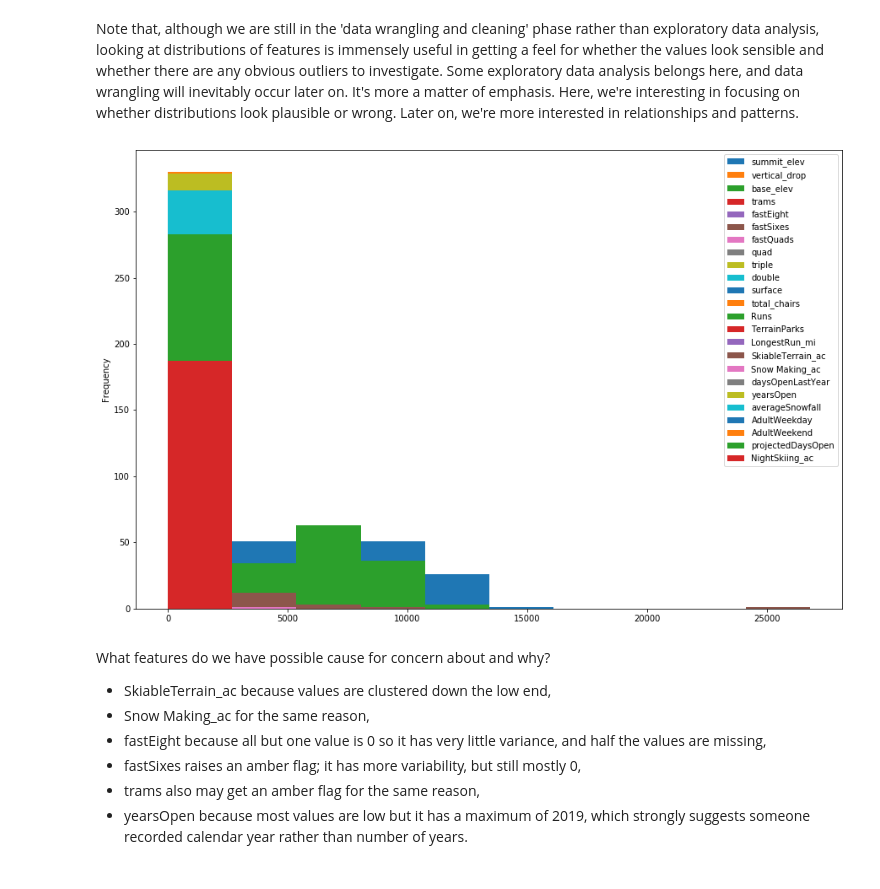
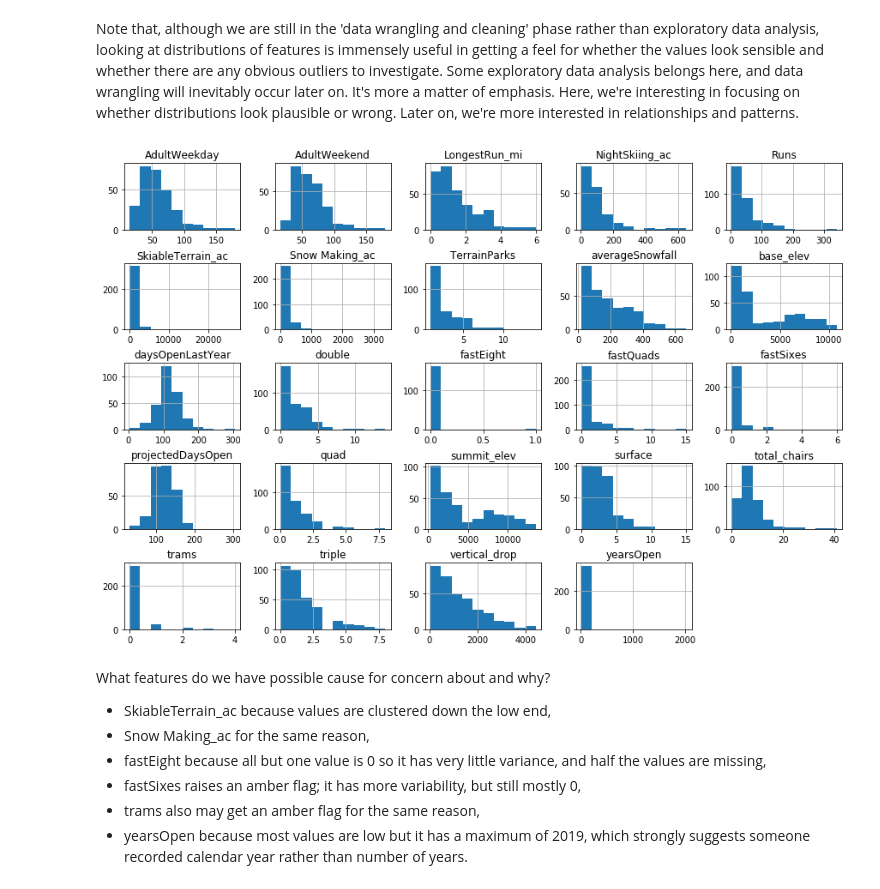
Before and after one commit to vikashkrs/DataScienceGuidedCapstone, a Jupyter notebook: Notebooks/02_data_wrangling.ipynb, the cells around one changed output. Drawn from its saved outputs; the diff is of its cells as text; code cells hidden in the pictures.

```diff
--- a/Notebooks/02_data_wrangling.ipynb
+++ b/Notebooks/02_data_wrangling.ipynb
@@ -542,15 +538,16 @@ Note that, although we are still in the 'data wrangling and cleaning' phase rath
 # %%
 #Code task 18#
 #Call ski_data's `hist` method to plot histograms of each of the numeric features
 #Try passing it an argument figsize=(15,10)
 #Try calling plt.subplots_adjust() with an argument hspace=0.5 to adjust the spacing
 #It's important you create legible and easy-to-read plots
 
-ski_data.plot(kind='hist',figsize=(15, 10))
+#ski_data.plot(kind='hist',figsize=(15, 10))
+ski_data.hist(figsize=(15, 10)) # it create different subplot for each column variable
 plt.subplots_adjust(hspace=0.5);
 #Hint: notice how the terminating ';' "swallows" some messy output and leads to a tidier notebook
 # %% [output]
-[figure, old version]
+[figure, new version]
 # %% [markdown]
 What features do we have possible cause for concern about and why?
 
```
Also changed, not shown: parts of 23 cells of this notebook.
